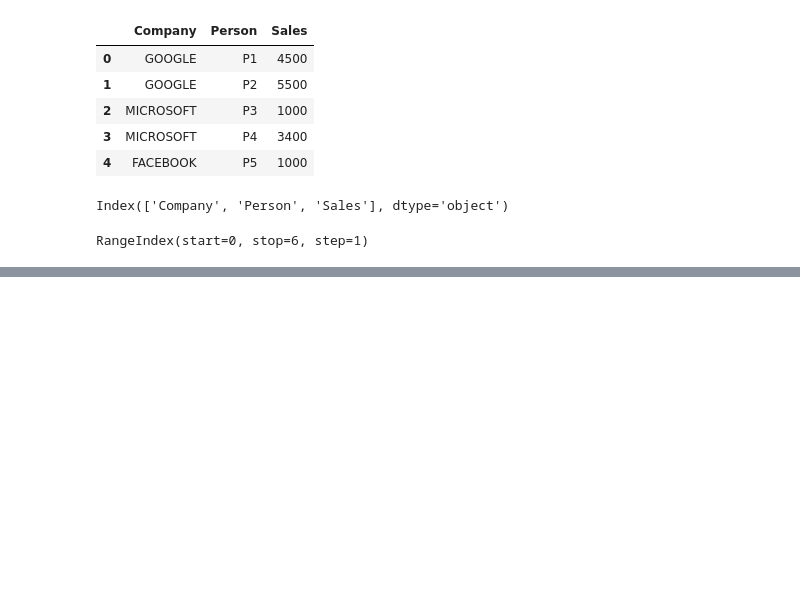
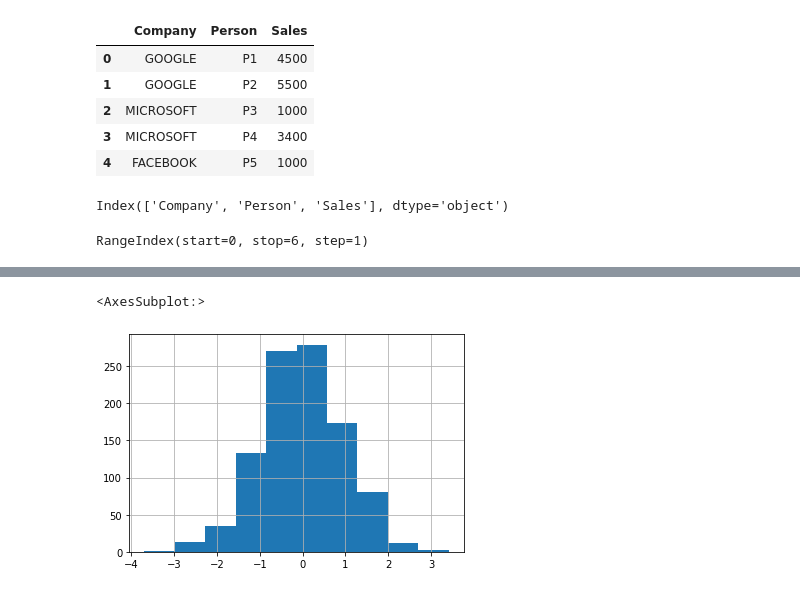
Before and after one commit to kriti-ixix/python2batch, a Jupyter notebook: data analytics/pandas.ipynb, the cells around one changed output, grey strips where cells are left out. Cells and saved outputs as stored; diff of their text form; code cells hidden in the pictures; blank space fills up the shorter version.

```diff
--- a/data analytics/pandas.ipynb
+++ b/data analytics/pandas.ipynb
@@ -486,0 +491,3 @@ RangeIndex(start=0, stop=6, step=1)
+# %%
+df1 = pd.read_csv('df1', index_col=0)
+df1
@@ -486,0 +523,5 @@ RangeIndex(start=0, stop=6, step=1)
+# %%
+df1['A'].hist()
+# %% [output]
+<AxesSubplot:>
+[figure, added]
```
Also changed, not shown: parts of 36 cells of this notebook.
